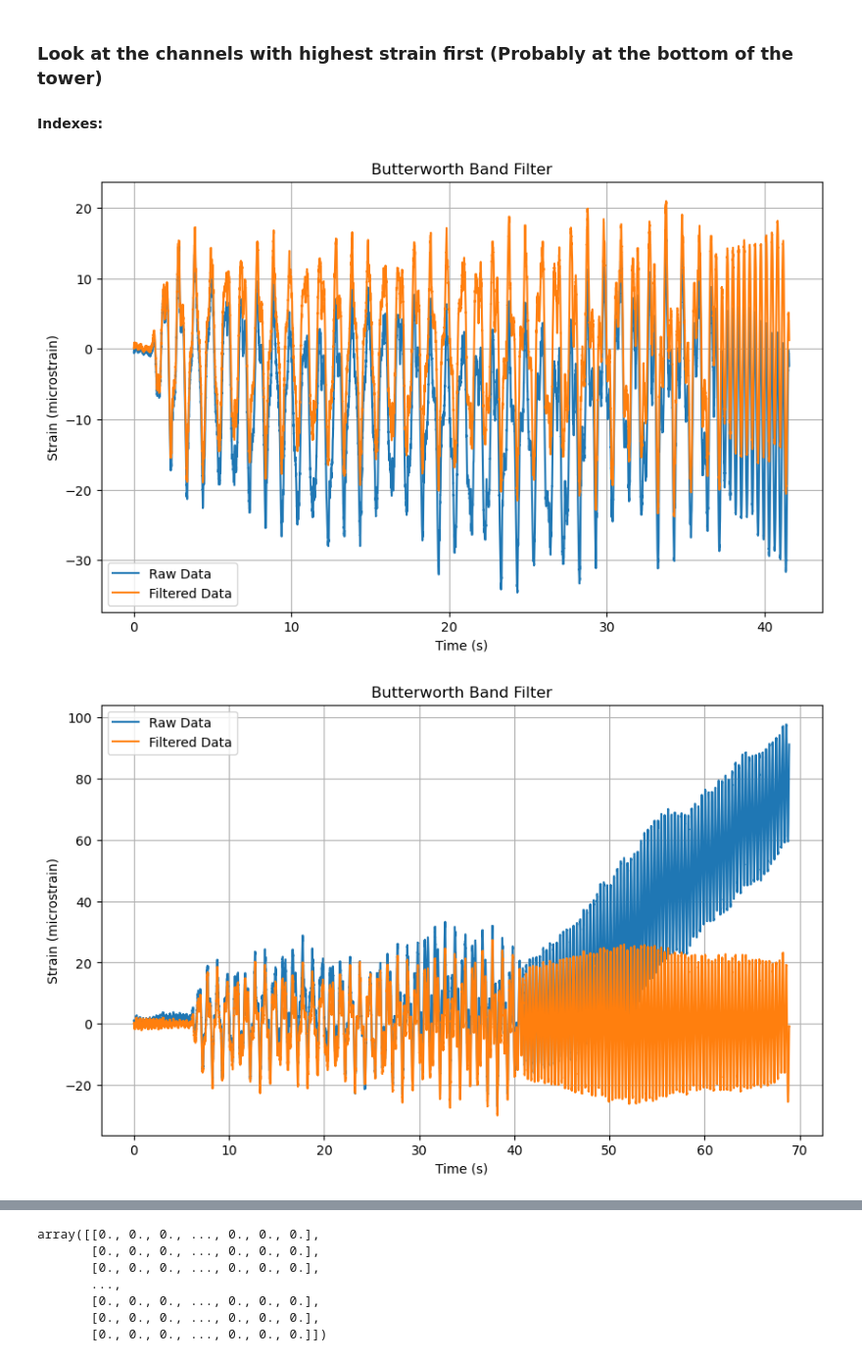
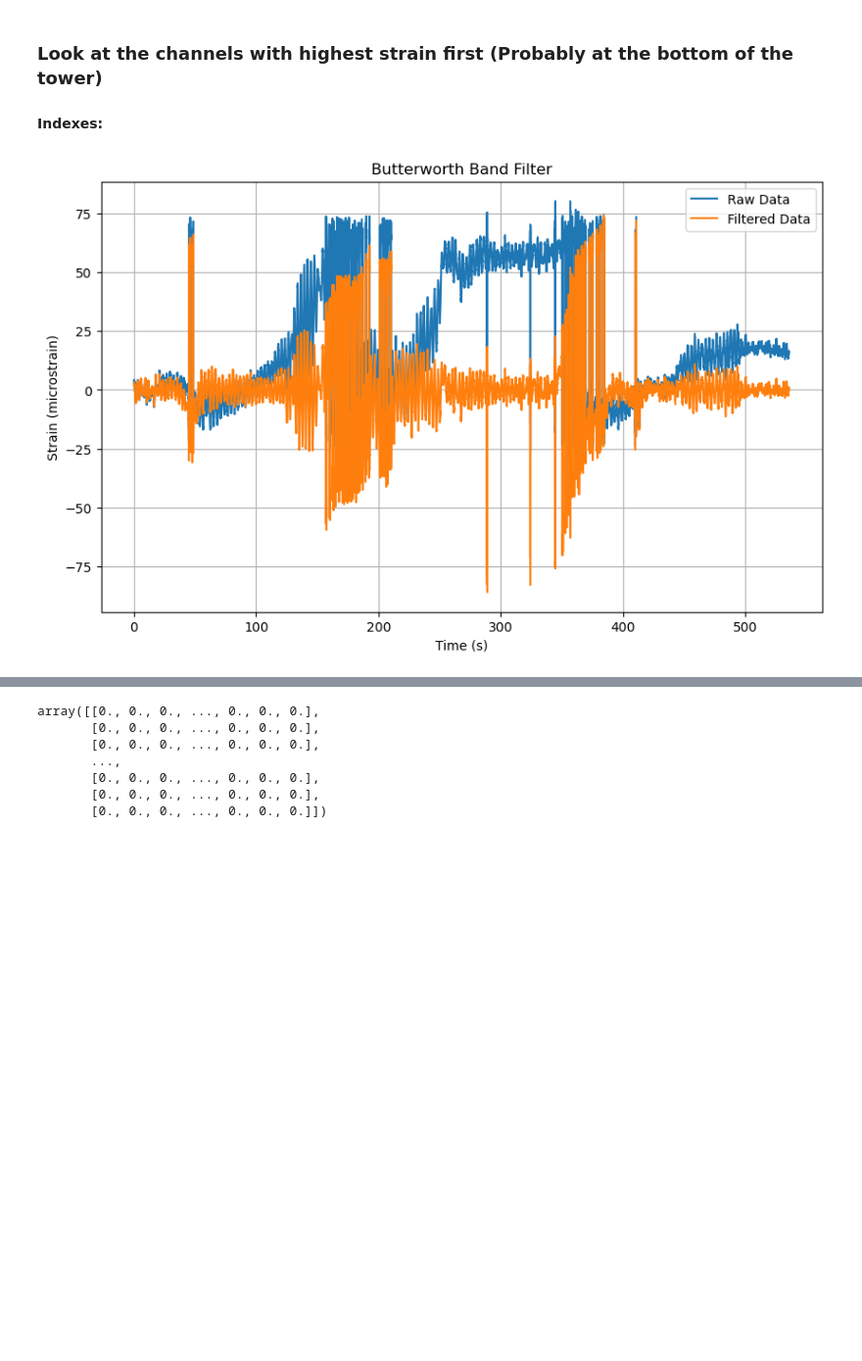
Before and after one commit to jamesterryxu/oklahoma-wind-turbine, a Jupyter notebook: python/das-eda.ipynb, the cells around one changed output, grey strips where cells are left out. Shown at 98% size. Cells and saved outputs as stored; diff of their text form; code cells hidden in the pictures; blank space fills up the shorter version.

```diff
--- a/python/das-eda.ipynb
+++ b/python/das-eda.ipynb
@@ -15,7 +24,7 @@ decim_to_100(filepath,'sensor_2023-06-02T110442-0500')
 # %% [markdown]
 ### First decimate the files down to 100 Hz
 # %%
-directory = '/Users/james/Documents/Research/oklahoma-wind-turbine/data/das/recording_2023-06-02T11_04_43-0500/sensor_2023-06-02T110442-0500_decimated100hz'
+directory = '/Users/james/Documents/Research/oklahoma-wind-turbine/data/das/recording_2023-05-30T11_26_05-0500/sensor_2023-05-30T112603-0500_decimated100hz'
 strain_data = load_decim_data(directory)
 # %%
 print(np.shape(strain_data))
@@ -34,20 +43,19 @@ Estimate, from shed to beginning of first longitudinal cable: 10 meters ~ 1.5 ch
 # %%
 from utils import filter_plot_single
 # %%
-phase_1 = filter_plot_single(strain_data_P1)
-phase_2 = filter_plot_single(strain_data_P2)
-phase_3 = filter_plot_single(strain_data_P3)
-phase_4 = filter_plot_single(strain_data_P4)
+phase_1 = filter_plot_single(strain_data)
+# phase_2 = filter_plot_single(strain_data_P2)
+# phase_3 = filter_plot_single(strain_data_P3)
+# phase_4 = filter_plot_single(strain_data_P4)
 # %%
-channel = 14
+channel = 7
 phase_1.butterworth(channel,order=2,cutoff_freq= 0.05)
 phase_1.plot_side_by_side()
-phase_2.butterworth(channel,order=2,cutoff_freq= 0.05)
-phase_2.plot_side_by_side()
-phase_3.butterworth(channel,order=2,cutoff_freq= 0.05)
-phase_3.plot_side_by_side()
-phase_4.butterworth(channel,order=2,cutoff_freq= 0.05)
-phase_4.plot_side_by_side()
+# phase_2.butterworth(channel,order=2,cutoff_freq= 0.05)
+# phase_2.plot_side_by_side()
+# phase_3.butterworth(channel,order=2,cutoff_freq= 0.05)
+# phase_3.plot_side_by_side()
+# phase_4.butterworth(channel,order=2,cutoff_freq= 0.05)
+# phase_4.plot_side_by_side()
 # %% [output]
-[figure, old version]
+[figure, new version]
-[figure, removed]
```
Also changed, not shown: parts of 10 cells of this notebook, 3 other files.
